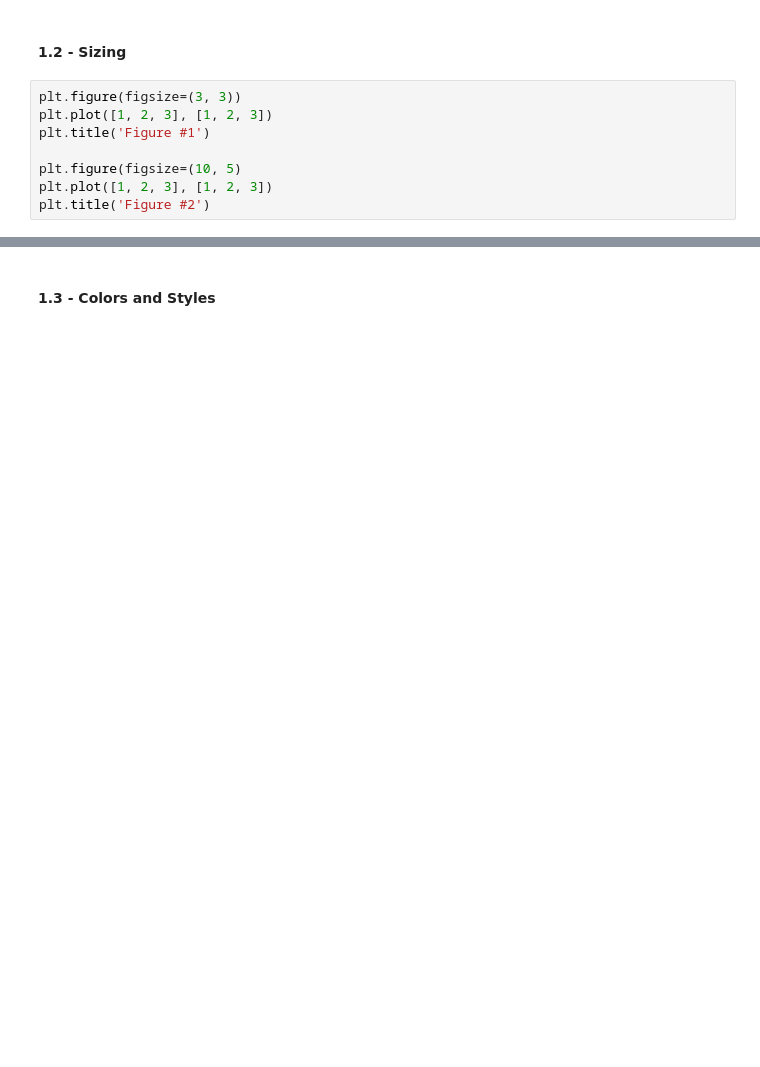
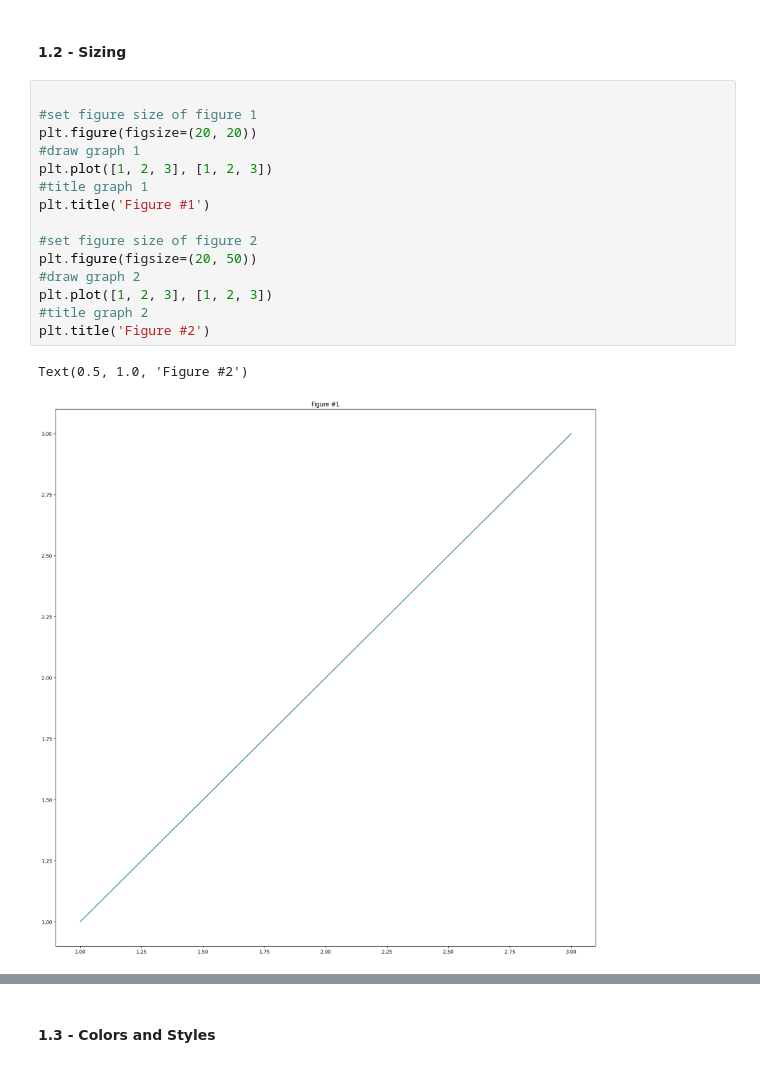
Before and after one commit to TrollFacedGamer/unit-3-data-science, a Jupyter notebook: 00_intro.ipynb, the cells around one changed output, grey strips where cells are left out. Drawn from its saved outputs; the diff is of its cells as text; blank space fills up the shorter version.

```diff
--- a/00_intro.ipynb
+++ b/00_intro.ipynb
@@ -141,10 +153,20 @@ What does the `plt.title()` function do? What happens if you comment it out?
 # %% [markdown]
 #### 1.2 - Sizing
 # %%
-plt.figure(figsize=(3, 3))
+
+#set figure size of figure 1
+plt.figure(figsize=(20, 20))
+#draw graph 1
 plt.plot([1, 2, 3], [1, 2, 3])
+#title graph 1
 plt.title('Figure #1')
 
-plt.figure(figsize=(10, 5)
+#set figure size of figure 2
+plt.figure(figsize=(20, 50))
+#draw graph 2
 plt.plot([1, 2, 3], [1, 2, 3])
+#title graph 2
 plt.title('Figure #2')
+# %% [output]
+Text(0.5, 1.0, 'Figure #2')
+[figure, added]
```
Also changed, not shown: parts of 30 cells of this notebook.
